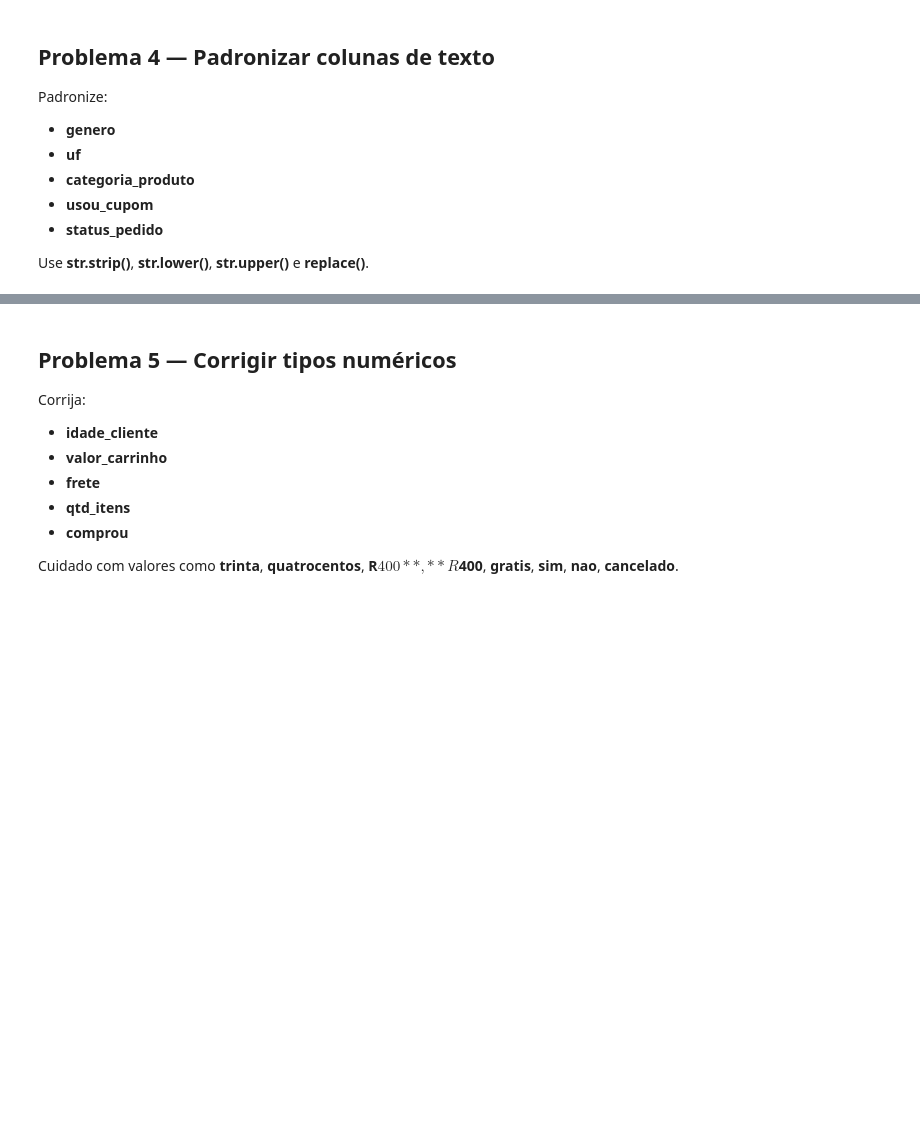
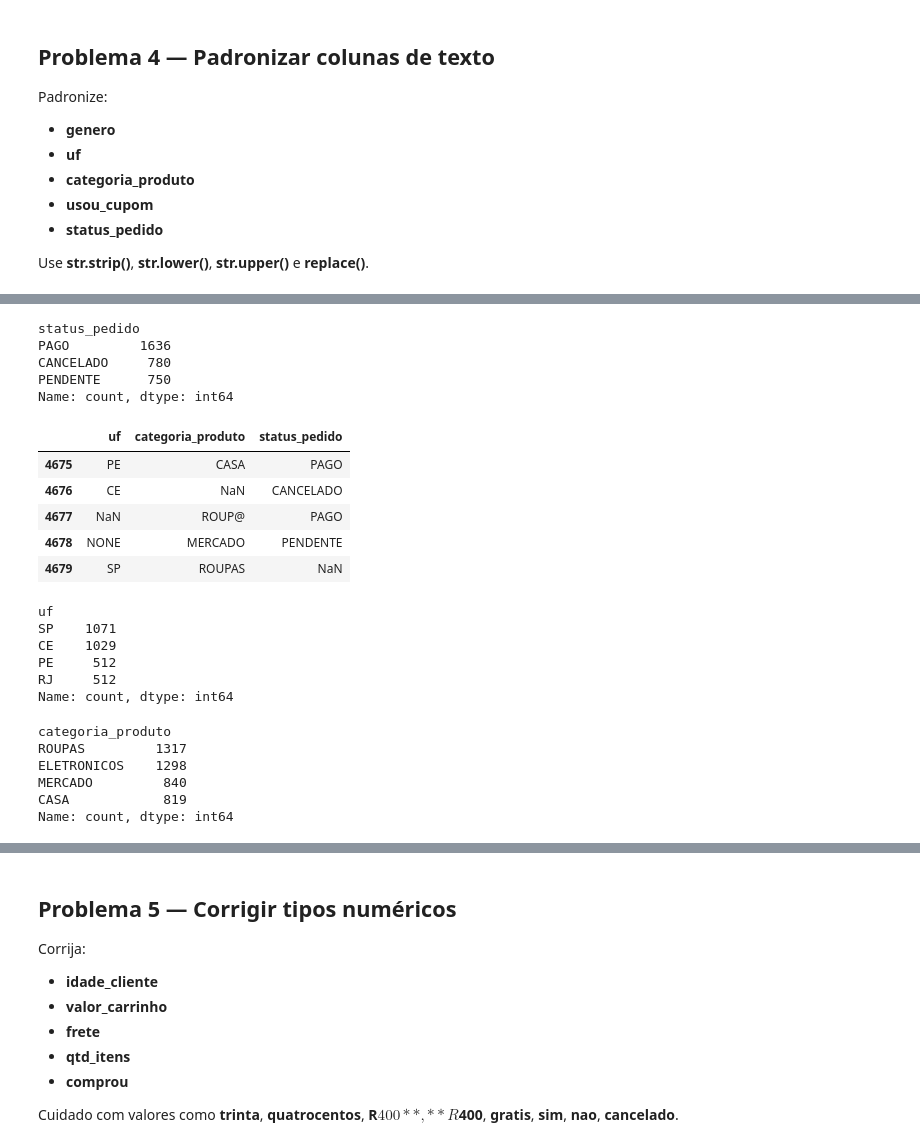
Before and after one commit to Somutt/revisao_py, a Jupyter notebook: 02_data_analysis/pandas_auditoria.ipynb, the cells around one changed output, grey strips where cells are left out. Drawn from its saved outputs; the diff is of its cells as text; code cells hidden in the pictures; blank space fills up the shorter version.

```diff
--- a/02_data_analysis/pandas_auditoria.ipynb
+++ b/02_data_analysis/pandas_auditoria.ipynb
@@ -242,0 +239,4 @@ Use **str.strip()**, **str.lower()**, **str.upper()** e **replace()**.
+# %%
+clean_df['genero'] = clean_df['genero'].replace('none', np.nan)
+
+clean_df['genero'].value_counts()
@@ -242,0 +256,7 @@ Use **str.strip()**, **str.lower()**, **str.upper()** e **replace()**.
+# %%
+def clean_char_col(x):
+    if isinstance(x, str):
+        x = x.strip()
+        return x[0].upper()
+
+clean_df['genero'].map(lambda x: clean_char_col(x)).value_counts()
@@ -242,0 +275,7 @@ Use **str.strip()**, **str.lower()**, **str.upper()** e **replace()**.
+# %%
+char_cols = ['genero', 'usou_cupom']
+
+for col in char_cols:
+    clean_df[col] = clean_df[col].map(lambda x: clean_char_col(x))
+
+clean_df[char_cols].head()
@@ -242,0 +291,7 @@ Use **str.strip()**, **str.lower()**, **str.upper()** e **replace()**.
+# %%
+def clean_upper_col(x):
+    if isinstance(x, str):
+        x = x.strip()
+        return x.upper()
+
+clean_df['uf'].map(lambda x: clean_upper_col(x)).value_counts()
@@ -242,0 +317,46 @@ Use **str.strip()**, **str.lower()**, **str.upper()** e **replace()**.
+# %%
+clean_df['status_pedido'].map(lambda x: clean_upper_col(x)).value_counts()
+# %% [output]
+status_pedido
+PAGO         1636
+CANCELADO     780
+PENDENTE      750
+Name: count, dtype: int64
+# %%
+upper_cols = ['uf', 'categoria_produto', 'status_pedido']
+
+for col in upper_cols:
+    clean_df[col] = clean_df[col].map(lambda x: clean_upper_col(x))
+
+clean_df[upper_cols].tail()
+# %% [output]
+|  | uf | categoria_produto | status_pedido |
+| 4675 | PE | CASA | PAGO |
+| 4676 | CE | NaN | CANCELADO |
+| 4677 | NaN | ROUP@ | PAGO |
+| 4678 | NONE | MERCADO | PENDENTE |
+| 4679 | SP | ROUPAS | NaN |
+# %%
+clean_df['uf'] = clean_df['uf'].replace(['NONE', 'XX'], np.nan)
+
+clean_df['uf'].value_counts()
+# %% [output]
+uf
+SP    1071
+CE    1029
+PE     512
+RJ     512
+Name: count, dtype: int64
+# %%
+def replace_at(x):
+    if isinstance(x, str):
+        return x.replace('@', 'AS')
+
+clean_df['categoria_produto'].map(lambda x: replace_at(x)).value_counts()
+# %% [output]
+categoria_produto
+ROUPAS         1317
+ELETRONICOS    1298
+MERCADO         840
+CASA            819
+Name: count, dtype: int64
```
Also changed, not shown: parts of 16 cells of this notebook.
